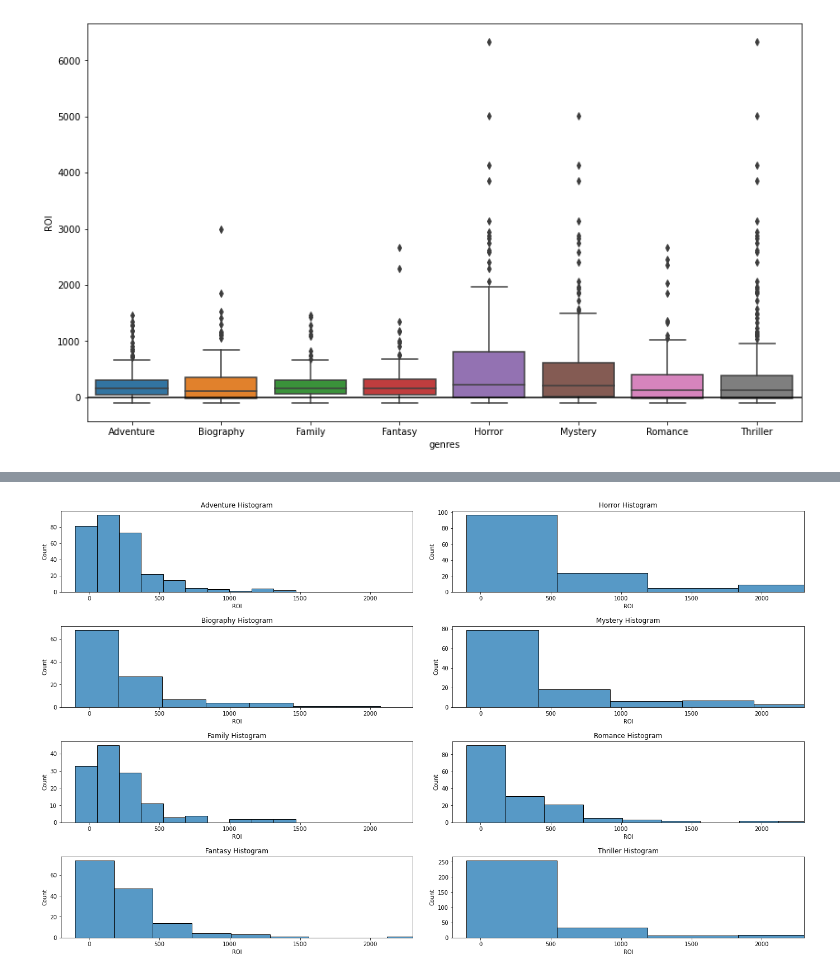
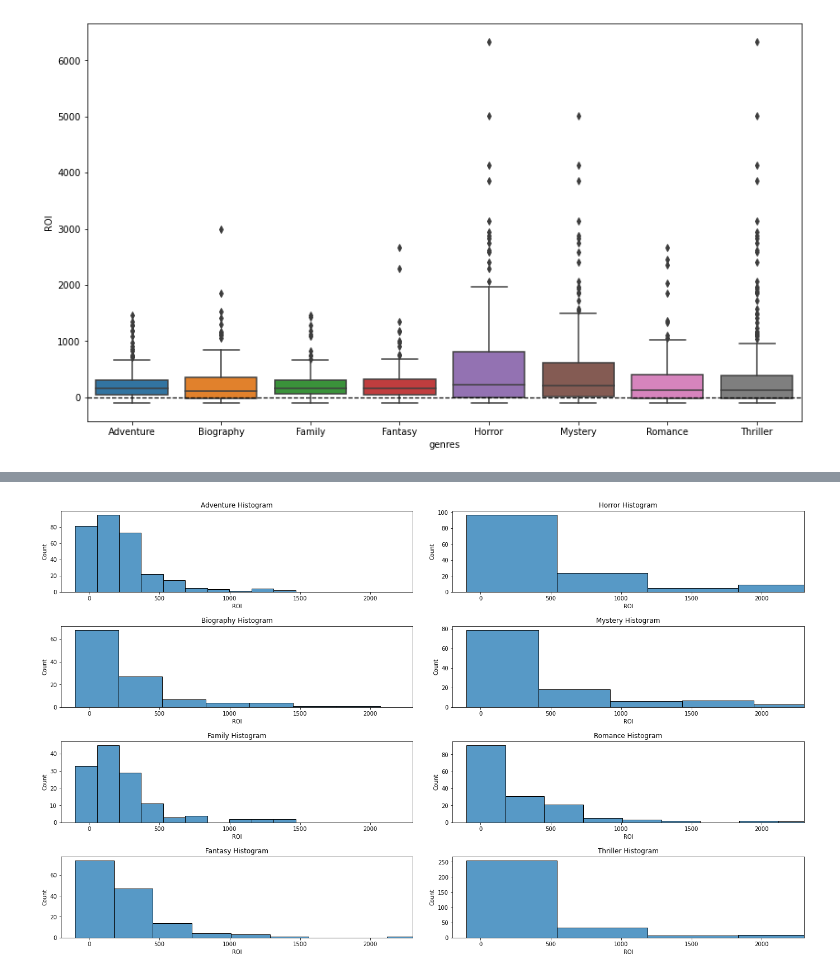
Before and after one commit to JoshuaGottlieb/Microsoft-Movie-Recommendation, a Jupyter notebook: Papa-Folder/EDA.ipynb, the cells around one changed output, grey strips where cells are left out. Cells and saved outputs as stored; diff of their text form; code cells hidden in the pictures.

Commit message:
Cleaned up EDA notebook for readability  and made minor improvements to visualizations.

```diff
--- a/Papa-Folder/EDA.ipynb
+++ b/Papa-Folder/EDA.ipynb
@@ -1,7 +1,7 @@
 # %%
+# Import libraries and read data into dataframe
 import pandas as pd
 import seaborn as sns
 import matplotlib.pyplot as plt
 
 df = pd.read_parquet('../zippedData/merged_data.parquet')
-df.release_date = pd.to_datetime(df.release_date)
@@ -56,0 +8,6 @@ test5 = test4.nlargest(5, 'ROI')
+# %%
+# Create dataframe filtered by last 10 years of data
+recent = df.loc[df.release_date.dt.year >= 2012]
+
+# Create dataframe expanded along genres using pd.explode
+expanded_genres = recent.explode('genres')
@@ -113,8 +76,24 @@ test8
+# %%
+# Create a dataframe grouped by genres then ROI, reset index to turn back into a dataframe rather than groupby object
+# This allows grouping of data without having to use aggregate functions
+groupby_genres_ROI = expanded_genres.groupby(['genres', 'ROI']).first()
+groupby_genres_ROI = groupby_genres_ROI.reset_index()
+# %%
+# Declare a set of genres to evaluate (selected from the combined list of top 5 by median and top 5 by mean)
+genres_to_evaluate = ['Mystery', 'Horror', 'Fantasy', 'Family', 'Adventure', 'Thriller', 'Romance', 'Biography']
+
+# Create dataframes representing the top 8 genres and the 5 genres by median (less influenced by outliers)
+top_8_genres_raw_ROI = groupby_genres_ROI.loc[groupby_genres_ROI.genres.isin(genres_to_evaluate)]
+top_5_genres_by_median_raw_ROI = top_8_genres_raw_ROI.loc[top_8_genres_raw_ROI.genres.isin(list(top_5_by_median.index))]
 # %%
+# Create boxplots for each of the top 8 genres
+# Declare fig, ax objects
 fig, ax = plt.subplots(figsize=(14,8))
 
-sns.boxplot(data=test8, x=test8.genres, y=test8.ROI, ax=ax)
-#ax.set_ylim([-1000, 6000])
-ax.axhline(y=0, c='k');
+# Create seaborn boxplot
+sns.boxplot(data=top_8_genres_raw_ROI, x='genres', y='ROI', ax=ax)
+
+# Create a horizontal line at ROI = 0 for clarity
+ax.axhline(y=0, linestyle='--', linewidth=1.25, c='k');
 # %% [output]
-[figure, old version]
+[figure, new version]
```
Also changed, not shown: parts of 22 cells of this notebook.
